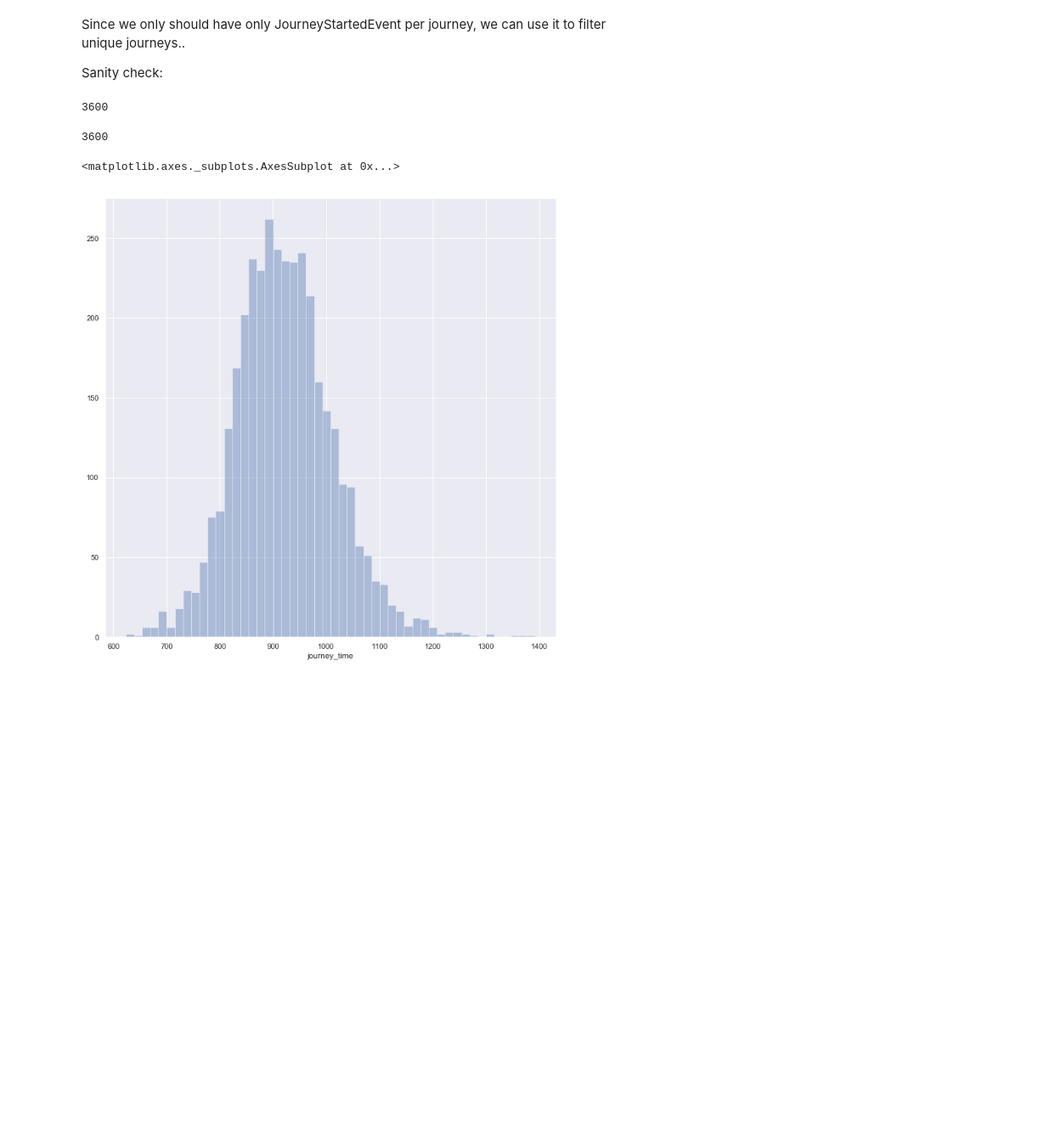
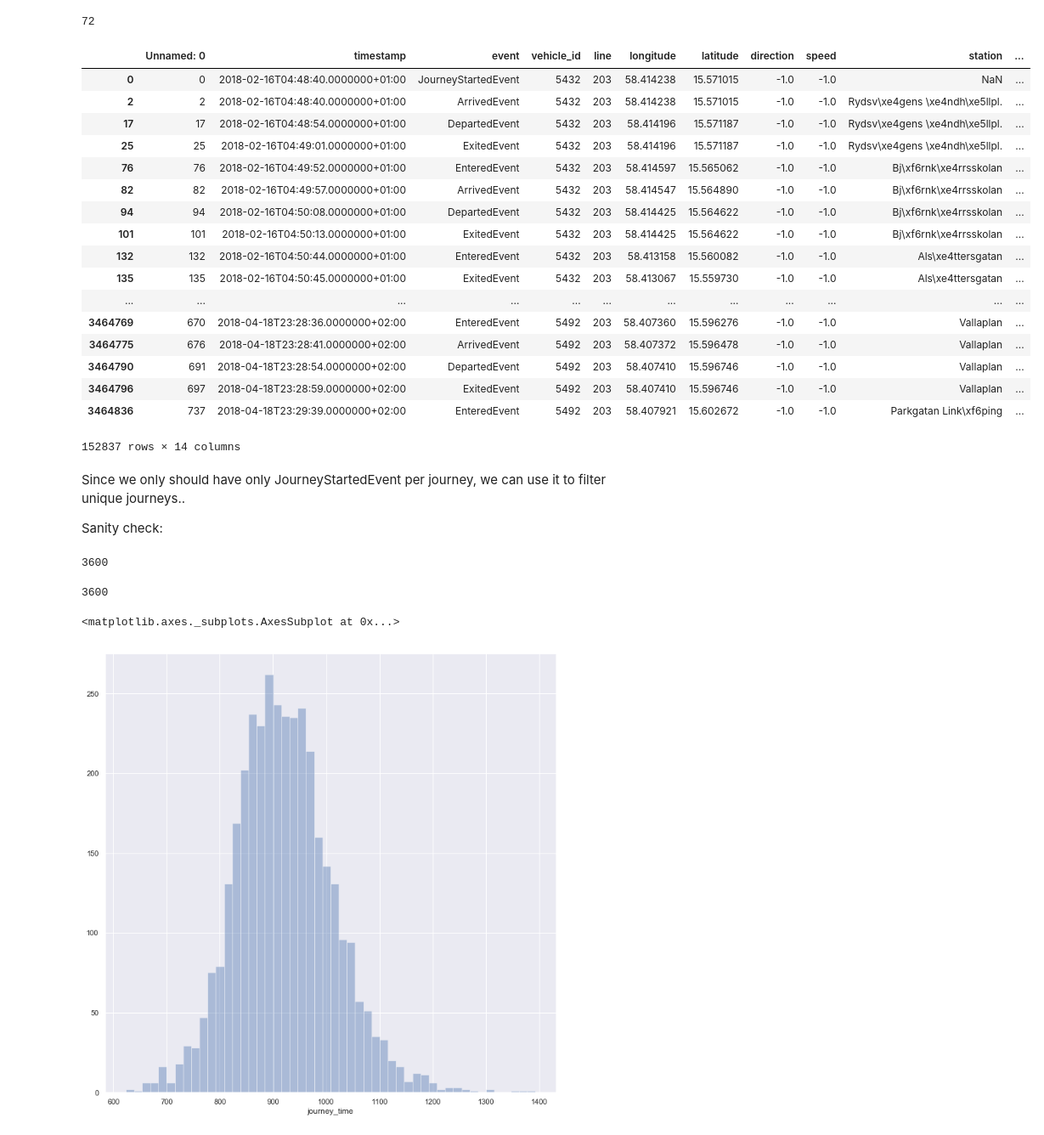
Before and after one commit to M20190649/TDDE19-bus-arrival-time, a Jupyter notebook: busline_data_distribution.ipynb, the cells around one changed output. Shown at 85% size. Drawn from its saved outputs; the diff is of its cells as text; code cells hidden in the pictures; blank space fills up the shorter version.

Commit message:
add segment time

```diff
--- a/busline_data_distribution.ipynb
+++ b/busline_data_distribution.ipynb
@@ -14,6 +14,36 @@ def journey_time(x):
     return timedelta.seconds
 # %%
 df['journey_time'] = df.groupby('journey_number')['timestamp'].transform(journey_time)
+# %%
+df['segment_time'] = df.groupby(['journey_number', 'segment_number'])['timestamp'].transform(journey_time)
+# %%
+# test timediff for first segment of first journey
+x = dateutil.parser.parse('2018-02-16T04:49:52.0000000+01:00')\
+- dateutil.parser.parse('2018-02-16T04:48:40.0000000+01:00')
+x.seconds
+# %% [output]
+72
+# %%
+df[df['event'] != 'ObservedPositionEvent']
+# %% [output]
+|  | Unnamed: 0 | timestamp | event | vehicle_id | line | longitude | latitude | direction | speed | station | ... |
+| 0 | 0 | 2018-02-16T04:48:40.0000000+01:00 | JourneyStartedEvent | 5432 | 203 | 58.414238 | 15.571015 | -1.0 | -1.0 | NaN | ... |
+| 2 | 2 | 2018-02-16T04:48:40.0000000+01:00 | ArrivedEvent | 5432 | 203 | 58.414238 | 15.571015 | -1.0 | -1.0 | Rydsv\xe4gens \xe4ndh\xe5llpl. | ... |
+| 17 | 17 | 2018-02-16T04:48:54.0000000+01:00 | DepartedEvent | 5432 | 203 | 58.414196 | 15.571187 | -1.0 | -1.0 | Rydsv\xe4gens \xe4ndh\xe5llpl. | ... |
+| 25 | 25 | 2018-02-16T04:49:01.0000000+01:00 | ExitedEvent | 5432 | 203 | 58.414196 | 15.571187 | -1.0 | -1.0 | Rydsv\xe4gens \xe4ndh\xe5llpl. | ... |
+| 76 | 76 | 2018-02-16T04:49:52.0000000+01:00 | EnteredEvent | 5432 | 203 | 58.414597 | 15.565062 | -1.0 | -1.0 | Bj\xf6rnk\xe4rrsskolan | ... |
+| 82 | 82 | 2018-02-16T04:49:57.0000000+01:00 | ArrivedEvent | 5432 | 203 | 58.414547 | 15.564890 | -1.0 | -1.0 | Bj\xf6rnk\xe4rrsskolan | ... |
+| 94 | 94 | 2018-02-16T04:50:08.0000000+01:00 | DepartedEvent | 5432 | 203 | 58.414425 | 15.564622 | -1.0 | -1.0 | Bj\xf6rnk\xe4rrsskolan | ... |
+| 101 | 101 | 2018-02-16T04:50:13.0000000+01:00 | ExitedEvent | 5432 | 203 | 58.414425 | 15.564622 | -1.0 | -1.0 | Bj\xf6rnk\xe4rrsskolan | ... |
+| 132 | 132 | 2018-02-16T04:50:44.0000000+01:00 | EnteredEvent | 5432 | 203 | 58.413158 | 15.560082 | -1.0 | -1.0 | Als\xe4ttersgatan | ... |
+| 135 | 135 | 2018-02-16T04:50:45.0000000+01:00 | ExitedEvent | 5432 | 203 | 58.413067 | 15.559730 | -1.0 | -1.0 | Als\xe4ttersgatan | ... |
+| ... | ... | ... | ... | ... | ... | ... | ... | ... | ... | ... | ... |
+| 3464769 | 670 | 2018-04-18T23:28:36.0000000+02:00 | EnteredEvent | 5492 | 203 | 58.407360 | 15.596276 | -1.0 | -1.0 | Vallaplan | ... |
+| 3464775 | 676 | 2018-04-18T23:28:41.0000000+02:00 | ArrivedEvent | 5492 | 203 | 58.407372 | 15.596478 | -1.0 | -1.0 | Vallaplan | ... |
+| 3464790 | 691 | 2018-04-18T23:28:54.0000000+02:00 | DepartedEvent | 5492 | 203 | 58.407410 | 15.596746 | -1.0 | -1.0 | Vallaplan | ... |
+| 3464796 | 697 | 2018-04-18T23:28:59.0000000+02:00 | ExitedEvent | 5492 | 203 | 58.407410 | 15.596746 | -1.0 | -1.0 | Vallaplan | ... |
+| 3464836 | 737 | 2018-04-18T23:29:39.0000000+02:00 | EnteredEvent | 5492 | 203 | 58.407921 | 15.602672 | -1.0 | -1.0 | Parkgatan Link\xf6ping | ... |
+152837 rows × 14 columns
 # %% [markdown]
 Since we only should have only JourneyStartedEvent per journey, we can use it to filter unique journeys..
 
```
